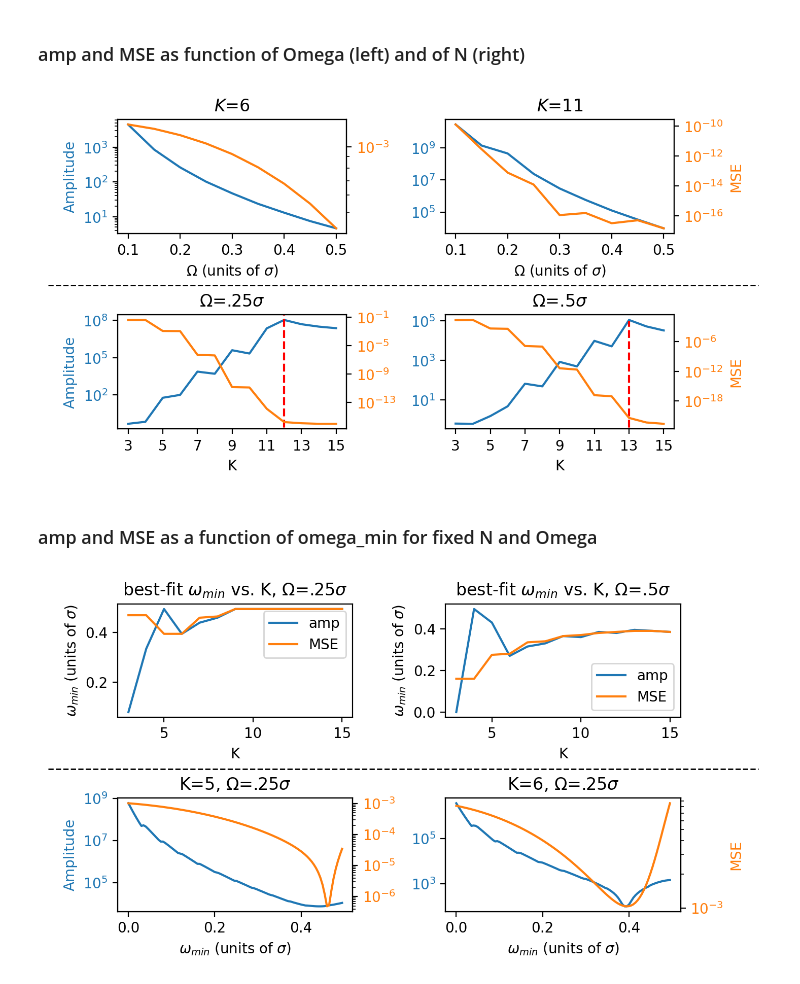
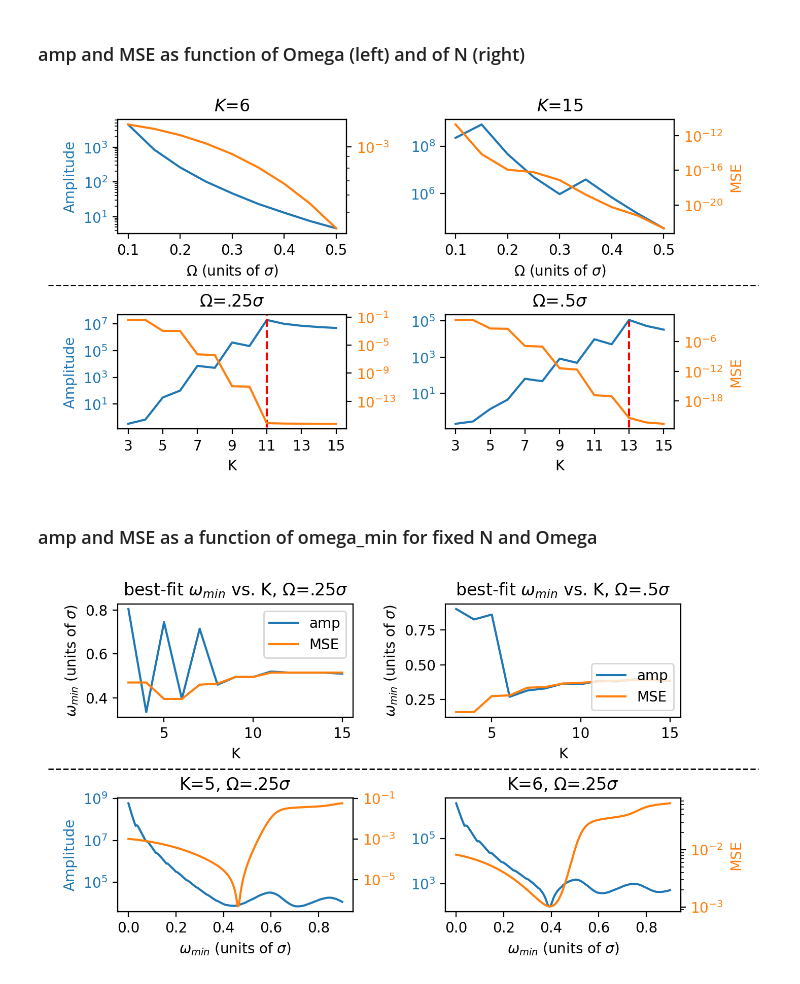
Before and after one commit to dwhite25/Reconstructing-Superoscillations, a Jupyter notebook: reconstructing_superoscillations.ipynb, the cells around one changed output. Drawn from its saved outputs; the diff is of its cells as text; code cells hidden in the pictures.

```diff
--- a/reconstructing_superoscillations.ipynb
+++ b/reconstructing_superoscillations.ipynb
@@ -104,7 +93,7 @@ for N in np.arange(3, 16):
         print('  freqspread =', round(freqspread,2))
         cyclewidth  = (N-1)/freqspread
         ratio       = cyclewidth/_sincwidth
-        for minfreq in np.arange(0, .501, .005):
+        for minfreq in np.arange(0, .901, .005):
             maxfreq = minfreq + freqspread
 
             A       = get_fourier_fit(_t, N, minfreq, maxfreq)
@@ -436,7 +441,7 @@ N6 = mins[mins['N'] == 6]
 min_mse_O = N6.groupby('Omega')['MSE'].min()
 min_amp_O = N6.groupby('Omega')['amp'].min()
 
-N15 = mins[mins['N'] == 11]
+N15 = mins[mins['N'] == 15]
 min_mse_O2 = N15.groupby('Omega')['MSE'].min()
 min_amp_O2 = N15.groupby('Omega')['amp'].min()
 # %%
@@ -463,7 +468,7 @@ ax1a.tick_params(axis='y', which='minor', labelright=False)
 # ax1a.set_ylabel('MSE', color='tab:orange')
 ax1a.set_yscale('log')
 
-ax2.set_title(r'$K$=11')
+ax2.set_title(r'$K$=15')
 ax2.plot(min_amp_O2, color='tab:blue', label=r'amp')
 ax2.set_xlabel(r'$\Omega$ (units of $\sigma$)')
 # ax2.set_ylabel('Amplitude', color='tab:blue')
@@ -484,36 +489,36 @@ ax3.set_ylabel('Amplitude', color='tab:blue')
 ax3.set_yscale('log')
 ax3.set_xticks(range(3, 21, 2))
 ax3.tick_params(axis='y', labelcolor='tab:blue')
-ax3.vlines(12, 0, 3e8, linestyles='dashed', color='red')
+ax3.vlines(11, 0, 3e8, linestyles='dashed', color='red')
 
 ax3a = ax3.twinx()
 ax3a.plot(min_mse_N, color='tab:orange', label=r'MSE')
 # ax3a.set_ylabel('MSE', color='tab:orange')
 ax3a.set_yscale('log')
 ax3a.tick_params(axis='y', labelcolor='tab:orange')
 
 ax4.set_title(r'$\Omega$=.5$\sigma$')
 ax4.plot(min_amp_N2, color='tab:blue', label=r'amp')
 ax4.set_xlabel(r'K')
 # ax4.set_ylabel('Amplitude', color='tab:blue')
 ax4.set_yscale('log')
 ax4.set_xticks(range(3, 21, 2))
 ax4.tick_params(axis='y', labelcolor='tab:blue')
 ax4.vlines(13, 0, 1e5, linestyles='dashed', color='red')
 
 ax4a = ax4.twinx()
 ax4a.plot(min_mse_N2, color='tab:orange', label=r'MSE')
 ax4a.set_ylabel('MSE', color='tab:orange')
 ax4a.set_yscale('log')
 ax4a.tick_params(axis='y', labelcolor='tab:orange')
 
 line = Line2D([0, 1], [0.5, 0.5], transform=fig.transFigure, color="black", linestyle="--", linewidth=1)
 fig.add_artist(line)
 
 plt.tight_layout()
 plt.show()
 # %% [output]
-[figure, old version]
+[figure, new version]
 # %% [markdown]
 ### amp and MSE as a function of omega_min for fixed N and Omega
 # %%
@@ -581,4 +586,4 @@ fig.add_artist(line)
 plt.tight_layout()
 plt.show()
 # %% [output]
-[figure, old version]
+[figure, new version]
```
Also changed, not shown: parts of 7 cells of this notebook.
